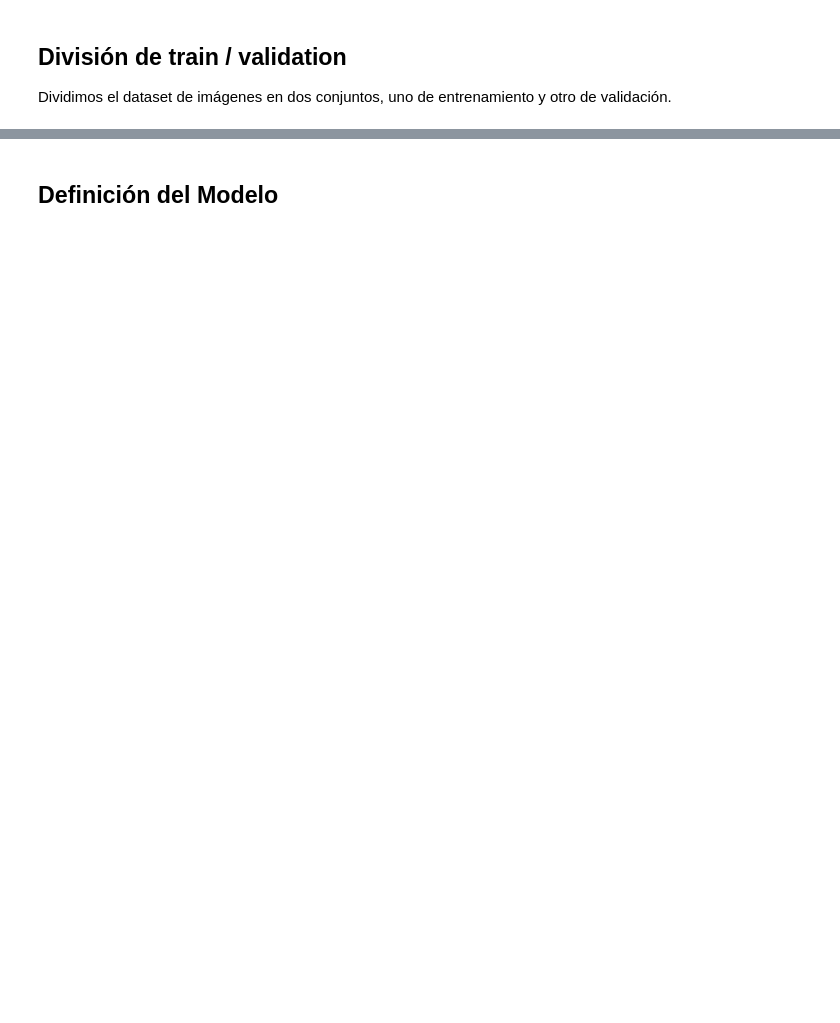
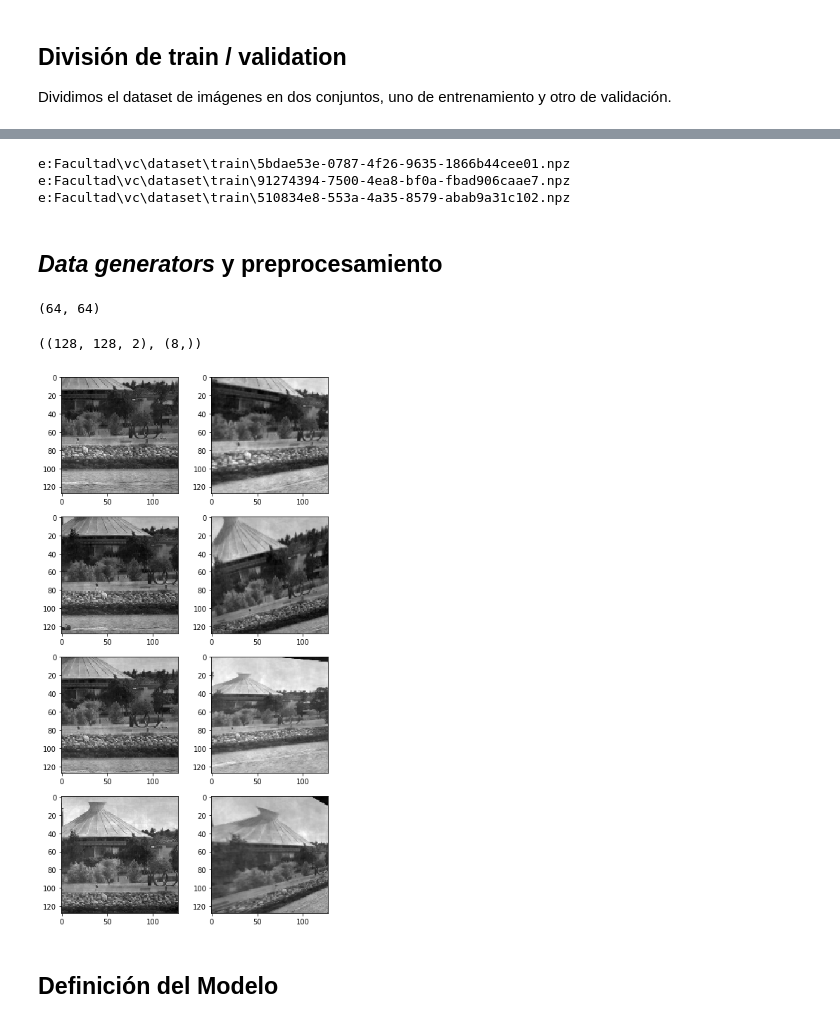
Before and after one commit to munshkr/vc-2018-2c, a Jupyter notebook: tp/Modelo.ipynb, the cells around one changed output, grey strips where cells are left out. Drawn from its saved outputs; the diff is of its cells as text; code cells hidden in the pictures; blank space fills up the shorter version.

```diff
--- a/tp/Modelo.ipynb
+++ b/tp/Modelo.ipynb
@@ -260,15 +45,0 @@ inputs[0].shape, labels[0].shape
-# %%
-plt.figure(figsize=(7,7*2))
-
-for i in range(4):
-    img_a = inputs[i][:, :, 0]
-    plt.subplot(4, 2, (i*2)+1)
-    plt.grid(False)
-    plt.imshow(img_a, cmap='gray')
-    #plt.tight_layout()
-
-    img_b = inputs[i][:, :, 1]
-    plt.subplot(4, 2, (i*2)+2)
-    plt.grid(False)
-    plt.imshow(img_b, cmap='gray')
-    #plt.tight_layout()
@@ -279,0 +222,8 @@ val_datagen = build_data_generator(val_generator)
+# %%
+generate_dataset_archives(os.path.join(DATA_DIR, 'dataset'))
+# %% [output]
+e:Facultad\vc\dataset\train\5bdae53e-0787-4f26-9635-1866b44cee01.npz
+e:Facultad\vc\dataset\train\91274394-7500-4ea8-bf0a-fbad906caae7.npz
+e:Facultad\vc\dataset\train\510834e8-553a-4a35-8579-abab9a31c102.npz
+# %% [markdown]
+## *Data generators* y preprocesamiento
@@ -280,3 +266,35 @@ val_datagen = build_data_generator(val_generator)
+# %%
+TRAIN_DIR = os.path.join(DATA_DIR, 'dataset', 'train')
+VAL_DIR = os.path.join(DATA_DIR, 'dataset', 'val')
+# %%
+gen = build_data_generator(TRAIN_DIR)
+# %%
+xs, ys = next(gen)
+# %%
+len(xs), len(ys)
+# %% [output]
+(64, 64)
+# %%
+xs[0].shape, ys[0].shape
+# %% [output]
+((128, 128, 2), (8,))
+# %%
+plt.figure(figsize=(7,7*2))
+
+for i in range(4):
+    img_a = xs[i][:, :, 0]
+    plt.subplot(4, 2, (i*2)+1)
+    plt.grid(False)
+    plt.imshow(img_a, cmap='gray')
+    #plt.tight_layout()
+
+    img_b = xs[i][:, :, 1]
+    plt.subplot(4, 2, (i*2)+2)
+    plt.grid(False)
+    plt.imshow(img_b, cmap='gray')
+    #plt.tight_layout()
+# %% [output]
+[figure, added]
 # %% [markdown]
 ## Definición del Modelo
 # %%
```
Also changed, not shown: parts of 49 cells of this notebook, 1 other file.
